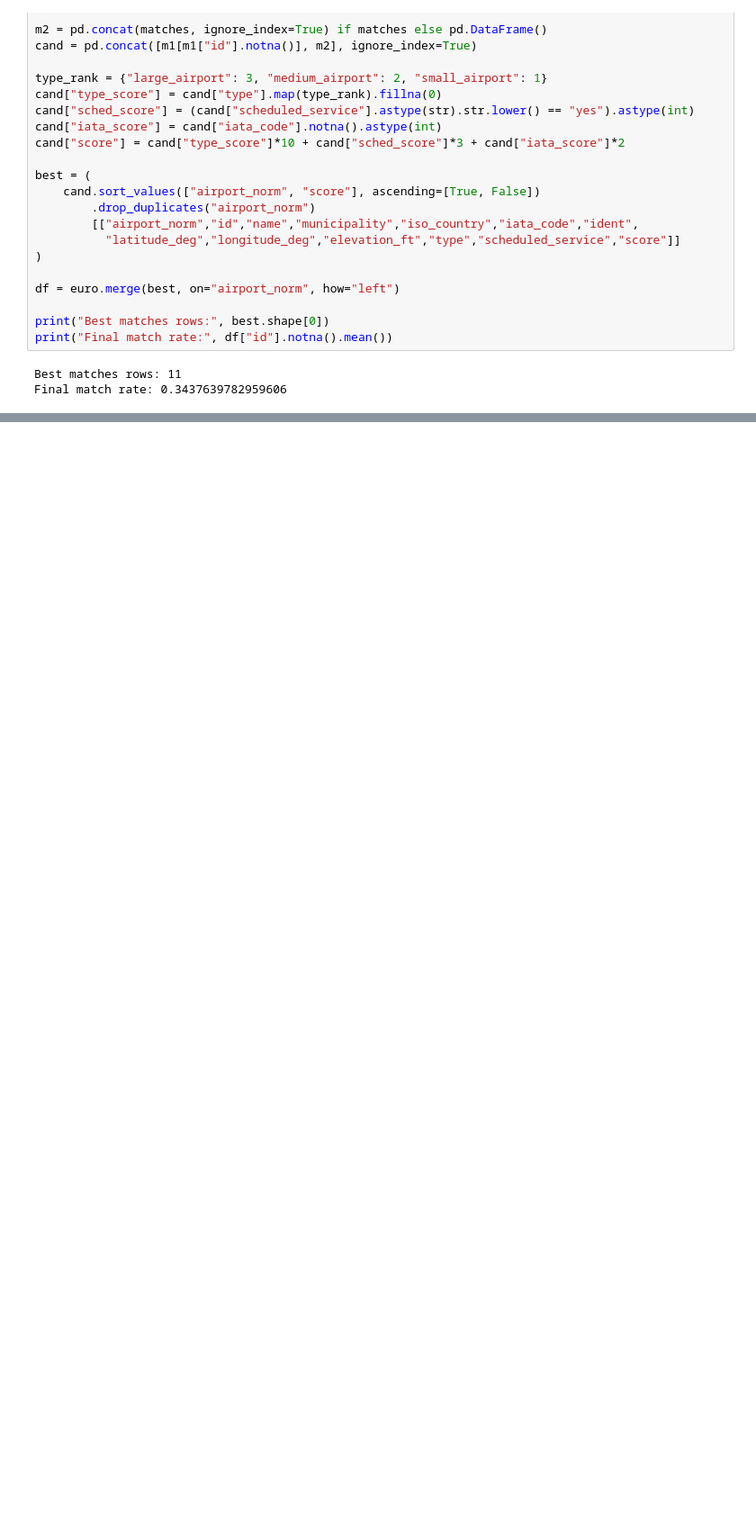
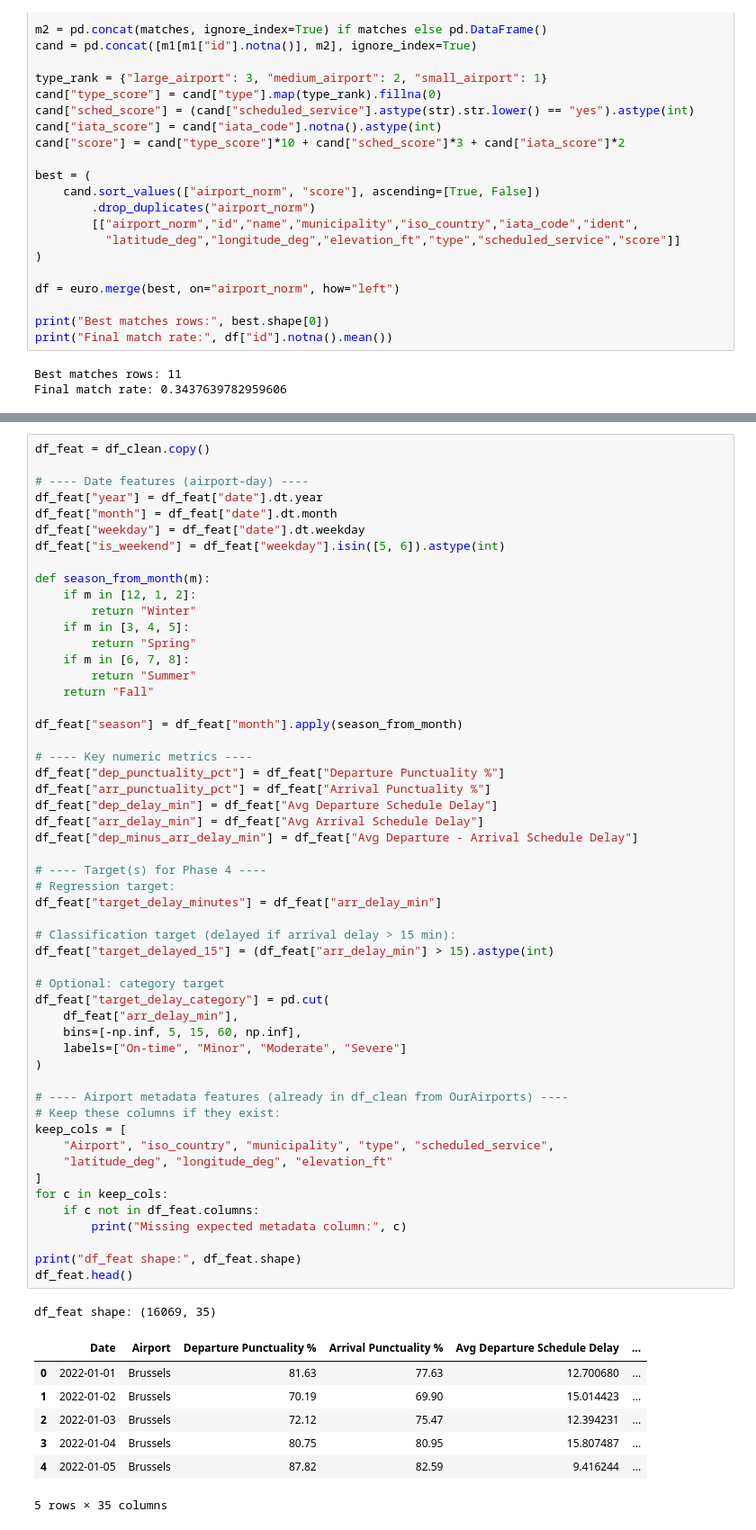
Before and after one commit to Ahmaddaghra/COMP4381_Flight_Delay_Project, a Jupyter notebook: notebooks/phase3_eda.ipynb, the cells around one changed output, grey strips where cells are left out. Shown at 90% size. Saved outputs shown, nothing was run; the diff lists cells and outputs as text; blank space fills up the shorter version.

```diff
--- a/notebooks/phase3_eda.ipynb
+++ b/notebooks/phase3_eda.ipynb
@@ -394,0 +542,62 @@ Final match rate: 0.3437639782959606
+# %%
+df_feat = df_clean.copy()
+
+# ---- Date features (airport-day) ----
+df_feat["year"] = df_feat["date"].dt.year
+df_feat["month"] = df_feat["date"].dt.month
+df_feat["weekday"] = df_feat["date"].dt.weekday
+df_feat["is_weekend"] = df_feat["weekday"].isin([5, 6]).astype(int)
+
+def season_from_month(m):
+    if m in [12, 1, 2]:
+        return "Winter"
+    if m in [3, 4, 5]:
+        return "Spring"
+    if m in [6, 7, 8]:
+        return "Summer"
+    return "Fall"
+
+df_feat["season"] = df_feat["month"].apply(season_from_month)
+
+# ---- Key numeric metrics ----
+df_feat["dep_punctuality_pct"] = df_feat["Departure Punctuality %"]
+df_feat["arr_punctuality_pct"] = df_feat["Arrival Punctuality %"]
+df_feat["dep_delay_min"] = df_feat["Avg Departure Schedule Delay"]
+df_feat["arr_delay_min"] = df_feat["Avg Arrival Schedule Delay"]
+df_feat["dep_minus_arr_delay_min"] = df_feat["Avg Departure - Arrival Schedule Delay"]
+
+# ---- Target(s) for Phase 4 ----
+# Regression target:
+df_feat["target_delay_minutes"] = df_feat["arr_delay_min"]
+
+# Classification target (delayed if arrival delay > 15 min):
+df_feat["target_delayed_15"] = (df_feat["arr_delay_min"] > 15).astype(int)
+
+# Optional: category target
+df_feat["target_delay_category"] = pd.cut(
+    df_feat["arr_delay_min"],
+    bins=[-np.inf, 5, 15, 60, np.inf],
+    labels=["On-time", "Minor", "Moderate", "Severe"]
+)
+
+# ---- Airport metadata features (already in df_clean from OurAirports) ----
+# Keep these columns if they exist:
+keep_cols = [
+    "Airport", "iso_country", "municipality", "type", "scheduled_service",
+    "latitude_deg", "longitude_deg", "elevation_ft"
+]
+for c in keep_cols:
+    if c not in df_feat.columns:
+        print("Missing expected metadata column:", c)
+
+print("df_feat shape:", df_feat.shape)
+df_feat.head()
+# %% [output]
+df_feat shape: (16069, 35)
+|  | Date | Airport | Departure Punctuality % | Arrival Punctuality % | Avg Departure Schedule Delay | ... |
+| 0 | 2022-01-01 | Brussels | 81.63 | 77.63 | 12.700680 | ... |
+| 1 | 2022-01-02 | Brussels | 70.19 | 69.90 | 15.014423 | ... |
+| 2 | 2022-01-03 | Brussels | 72.12 | 75.47 | 12.394231 | ... |
+| 3 | 2022-01-04 | Brussels | 80.75 | 80.95 | 15.807487 | ... |
+| 4 | 2022-01-05 | Brussels | 87.82 | 82.59 | 9.416244 | ... |
+5 rows × 35 columns
```
Also changed, not shown: parts of 13 cells of this notebook.
